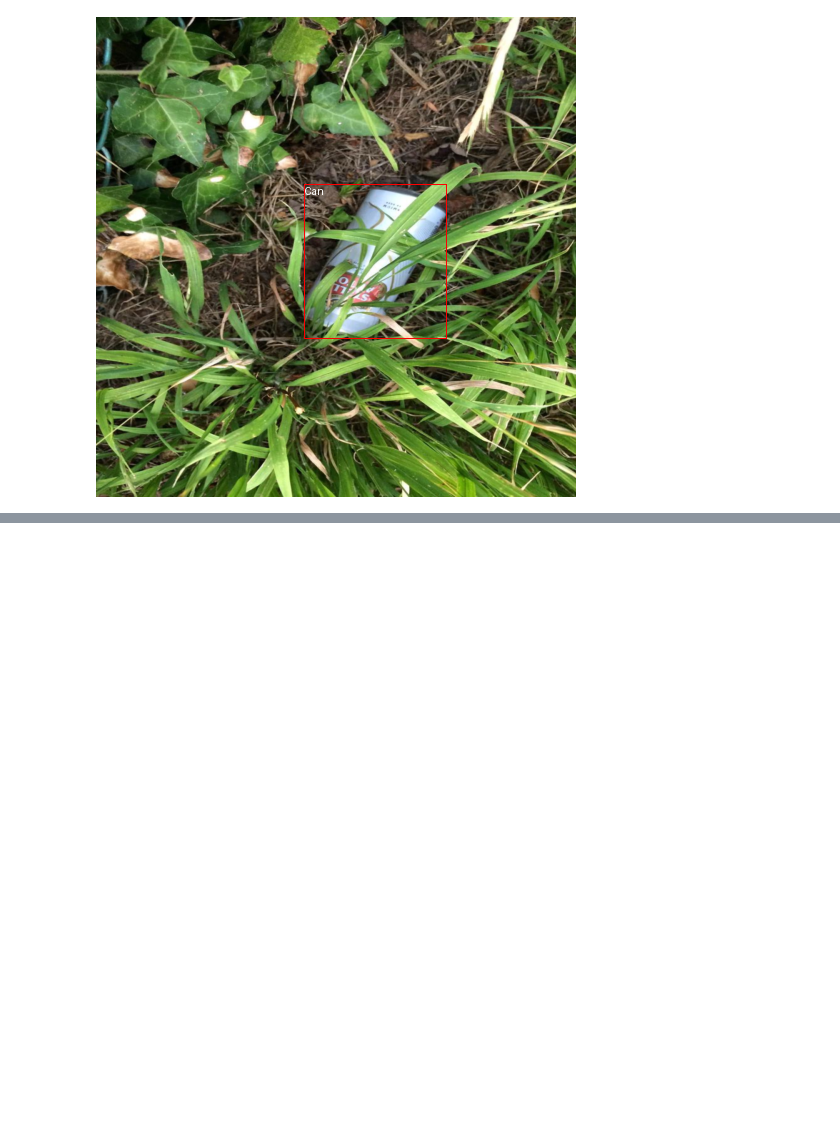
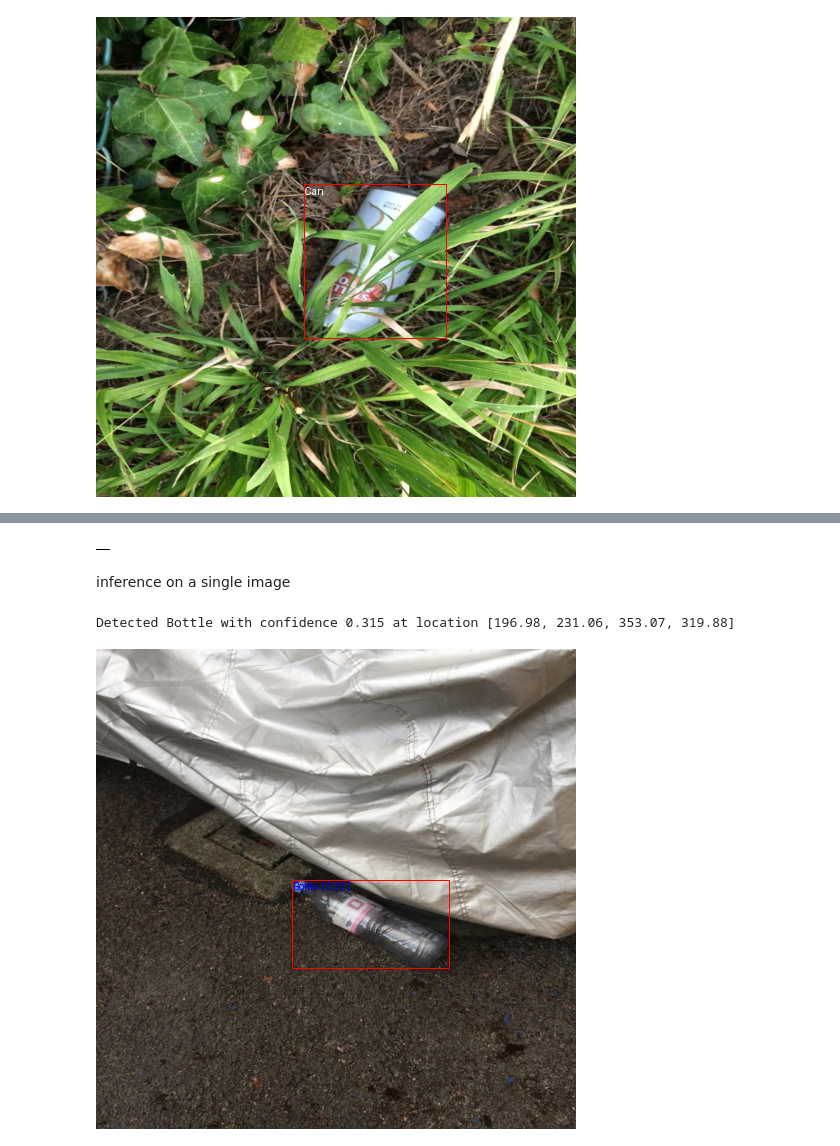
Before and after one commit to lucadavii/VisComp2025, a Jupyter notebook: Assignment2/task2-2.ipynb, the cells around one changed output, grey strips where cells are left out. Saved outputs shown, nothing was run; the diff lists cells and outputs as text; code cells hidden in the pictures; blank space fills up the shorter version.

```diff
--- a/Assignment2/task2-2.ipynb
+++ b/Assignment2/task2-2.ipynb
@@ -607,0 +671,52 @@ TrainOutput(global_step=100, training_loss=177.01650390625, metrics={'train_runt
+# %%
+api = wandb.Api()
+
+results = api.run(f"VisComp2025-Assignment2/runs/{run.id}").history(keys=["eval_map","eval_mar_100"])
+results
+# %% [output]
+|  |
+# %% [markdown]
+inference on a single image
+# %%
+
+image_index = 2
+
+# The model always expects a batch, so we need to collate our single sample into a batch
+inputs = taco_detr_collate_fn([train_dataset[image_index]])
+inputs = {k: ( v.to(device) if torch.is_tensor(v) else v) for k, v in inputs.items()}
+
+inputs.pop("labels")  # Remove labels for inference
+with torch.no_grad():
+    outputs = model(**inputs)
+
+target_sizes = torch.tensor([(IMG_SIZE, IMG_SIZE)])
+
+result = image_processor.post_process_object_detection(outputs,
+                                                       threshold=0.3, # Confidence threshold
+                                                       target_sizes=target_sizes)[0]
+
+for score, label, box in zip(result["scores"], result["labels"], result["boxes"]):
+    box = [round(i, 2) for i in box.tolist()]
+    print(
+        f"Detected {model.config.id2label[label.item()]} with confidence "
+        f"{round(score.item(), 3)} at location {box}"
+    )
+
+image = inputs["pixel_values"][0].detach().cpu()
+image_with_boxes = image.numpy().transpose(1, 2, 0)
+image_with_boxes = (image_with_boxes - image_with_boxes.min()) / (image_with_boxes.max() - image_with_boxes.min()) * 255.
+image_with_boxes = Image.fromarray(image_with_boxes.astype(np.uint8))
+
+draw = ImageDraw.Draw(image_with_boxes)
+
+for score, label, box in zip(result["scores"], result["labels"], result["boxes"]):
+    box = [round(i, 2) for i in box.tolist()]
+    x, y, x2, y2 = tuple(box)
+    draw.rectangle((x, y, x2, y2), outline="red", width=1)
+    text_label = model.config.id2label[label.item()]
+    draw.text((x, y), f"{text_label} [ {score.item():.2f} ]", fill="blue")
+
+image_with_boxes
+# %% [output]
+Detected Bottle with confidence 0.315 at location [196.98, 231.06, 353.07, 319.88]
+[figure, added]
```
Also changed, not shown: parts of 10 cells of this notebook, 2 other files.
